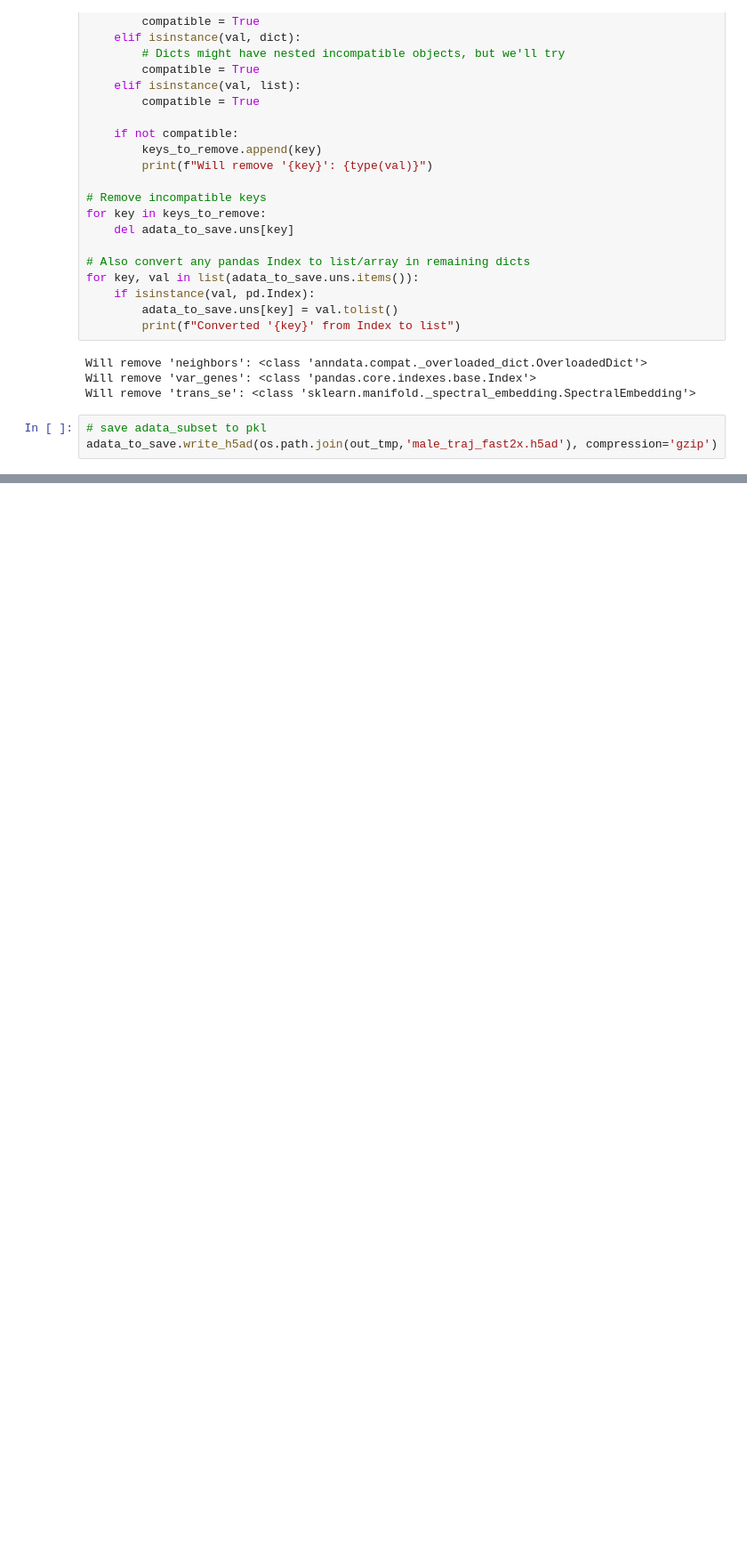
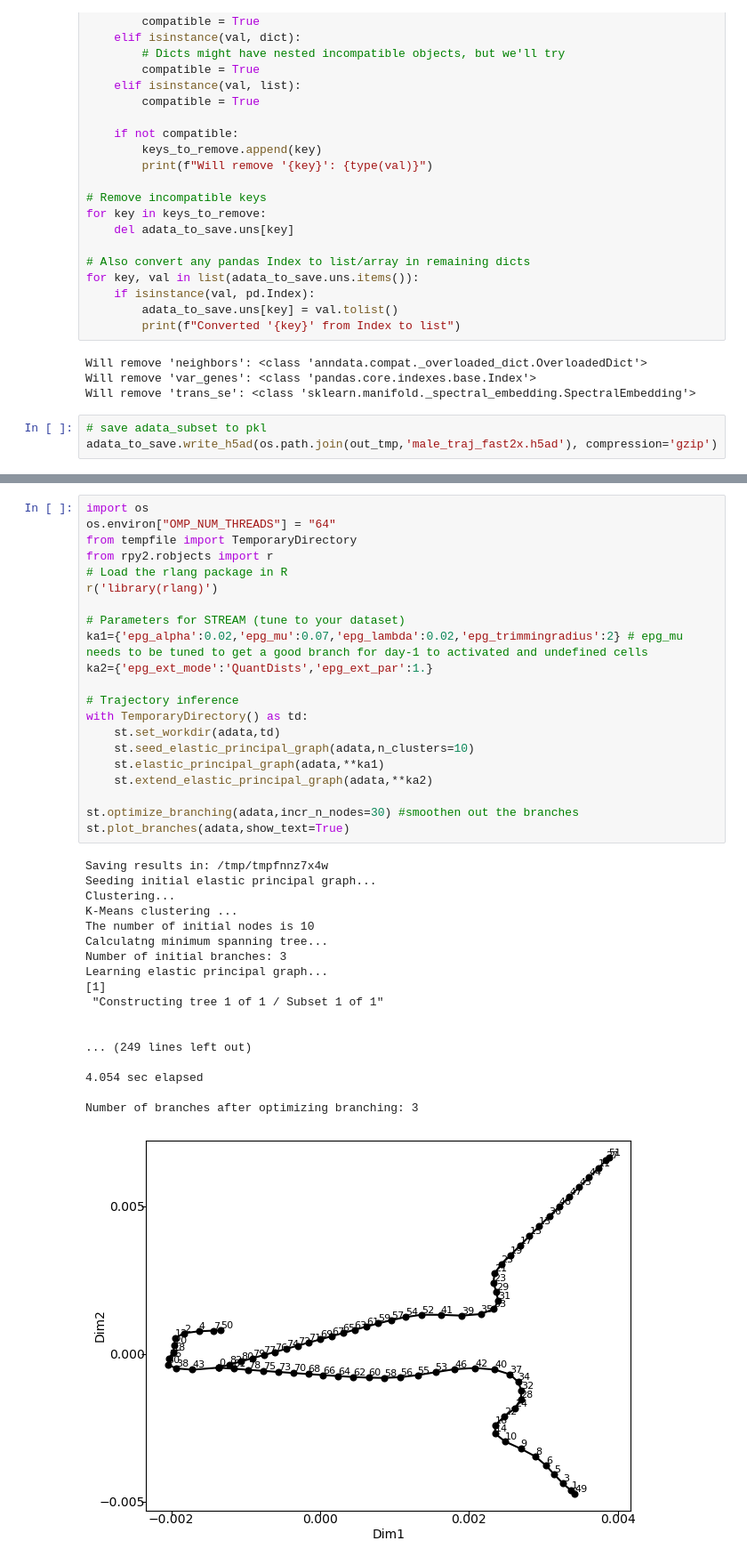
Before and after one commit to sachha-naksha/TA_muscle_ageing, a Jupyter notebook: py_scripts/grn_inference/1_traj_inference.ipynb, the cells around one changed output, grey strips where cells are left out. Shown at 89% size. Drawn from its saved outputs; the diff is of its cells as text; blank space fills up the shorter version.

```diff
--- a/py_scripts/grn_inference/1_traj_inference.ipynb
+++ b/py_scripts/grn_inference/1_traj_inference.ipynb
@@ -188,0 +186,40 @@ adata_to_save.write_h5ad(os.path.join(out_tmp,'male_traj_fast2x.h5ad'), compress
+# %%
+import os
+os.environ["OMP_NUM_THREADS"] = "64"
+from tempfile import TemporaryDirectory
+from rpy2.robjects import r
+# Load the rlang package in R
+r('library(rlang)')
+
+# Parameters for STREAM (tune to your dataset)
+ka1={'epg_alpha':0.02,'epg_mu':0.07,'epg_lambda':0.02,'epg_trimmingradius':2} # epg_mu needs to be tuned to get a good branch for day-1 to activated and undefined cells
+ka2={'epg_ext_mode':'QuantDists','epg_ext_par':1.}
+
+# Trajectory inference
+with TemporaryDirectory() as td:
+	st.set_workdir(adata,td)
+	st.seed_elastic_principal_graph(adata,n_clusters=10)
+	st.elastic_principal_graph(adata,**ka1)
+	st.extend_elastic_principal_graph(adata,**ka2)
+
+st.optimize_branching(adata,incr_n_nodes=30) #smoothen out the branches
+st.plot_branches(adata,show_text=True)
+# %% [output]
+Saving results in: /tmp/tmpfnnz7x4w
+Seeding initial elastic principal graph...
+Clustering...
+K-Means clustering ...
+The number of initial nodes is 10
+Calculatng minimum spanning tree...
+Number of initial branches: 3
+Learning elastic principal graph...
+[1]
+ "Constructing tree 1 of 1 / Subset 1 of 1"
+
+
+... (249 lines left out)
+
+4.054 sec elapsed
+
+Number of branches after optimizing branching: 3
+[figure, added]
```
Also changed, not shown: parts of 12 cells of this notebook, 2 other files.
